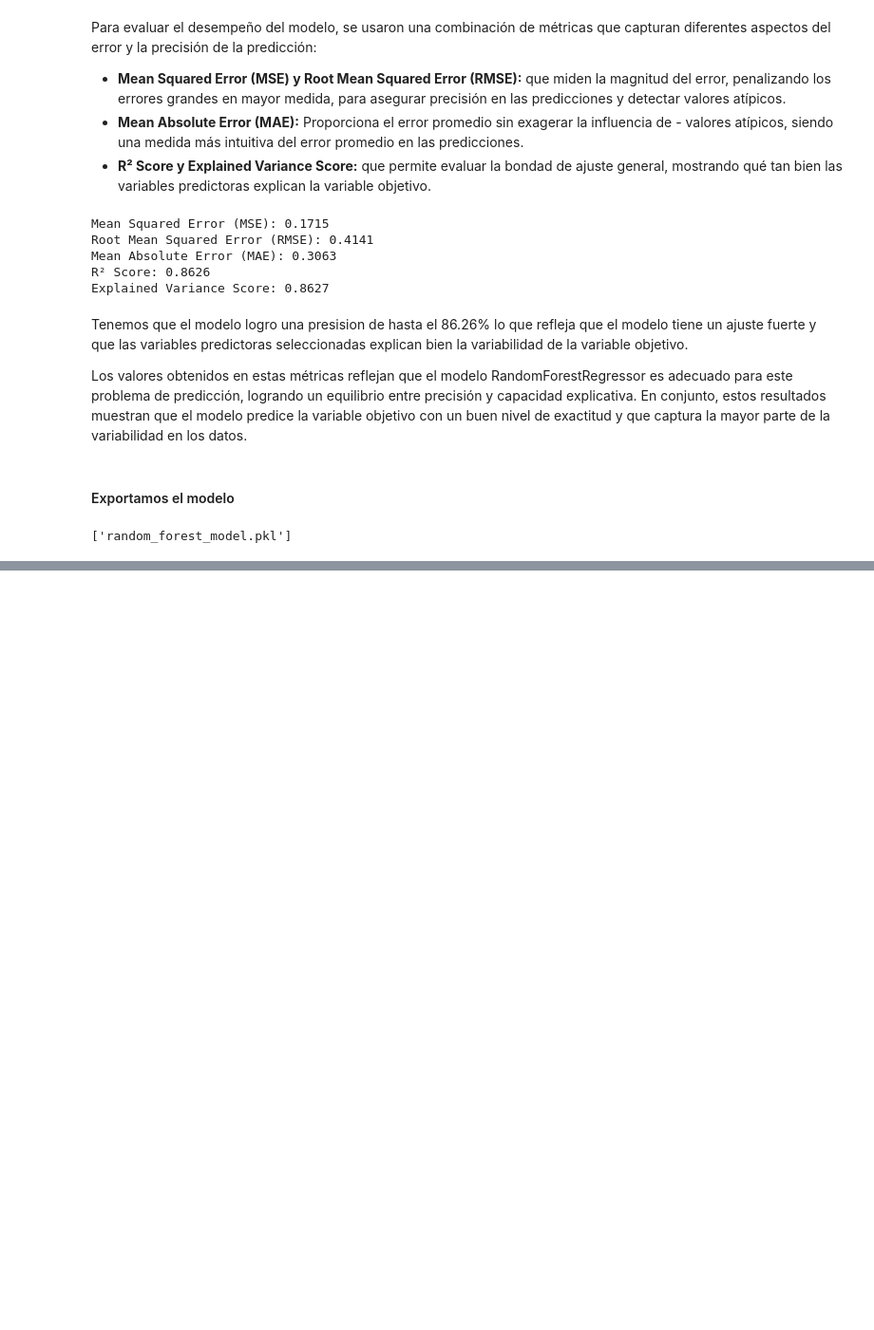
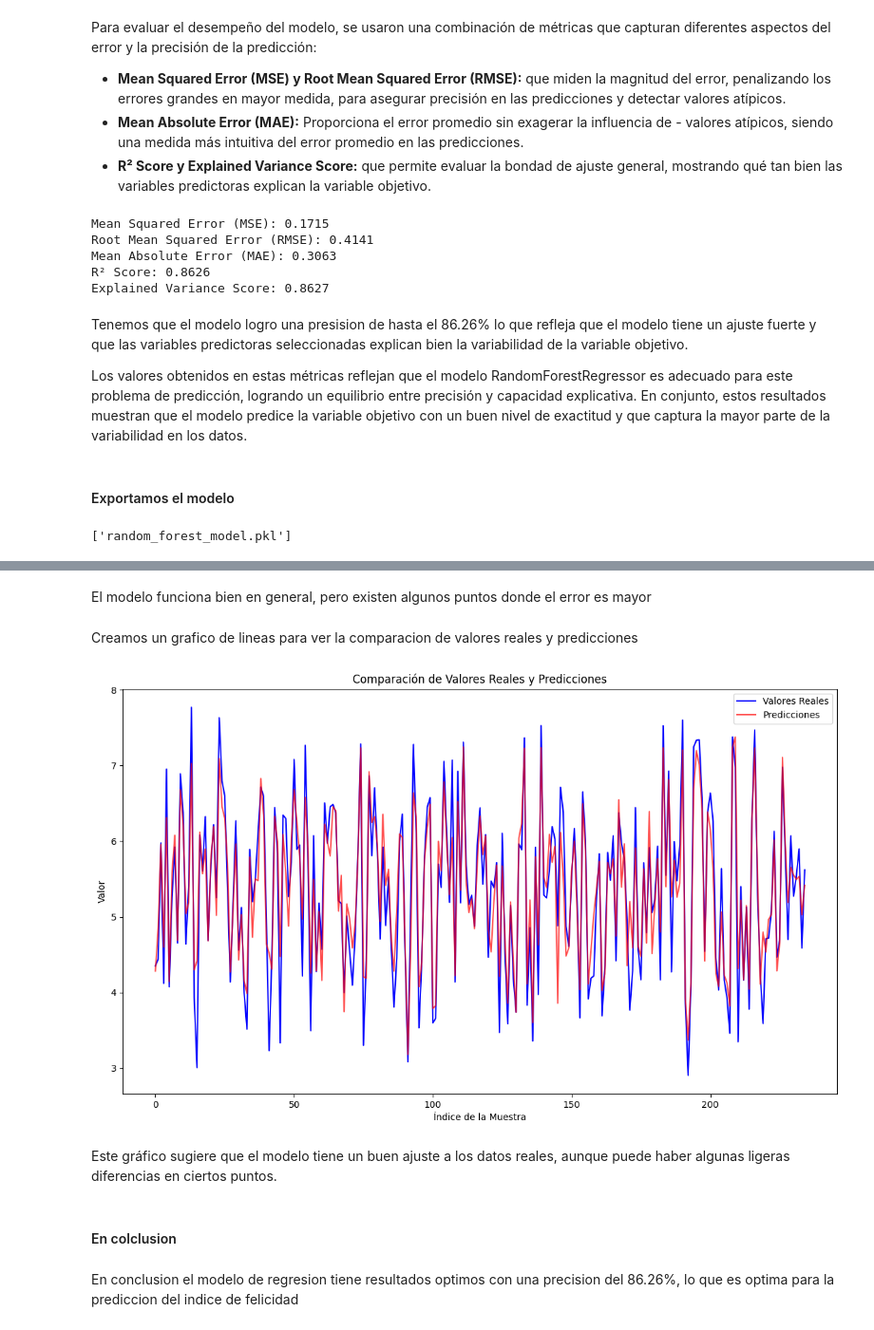
Before and after one commit to camilodelgado23/Analisis_y_Prediccion_indices_de_Felicidad, a Jupyter notebook: Notebooks/model_training.ipynb, the cells around one changed output, grey strips where cells are left out. Shown at 95% size. Cells and saved outputs as stored; diff of their text form; code cells hidden in the pictures; blank space fills up the shorter version.

```diff
--- a/Notebooks/model_training.ipynb
+++ b/Notebooks/model_training.ipynb
@@ -113,0 +159,21 @@ dump(best_clf, 'random_forest_model.pkl')
+# %% [markdown]
+El modelo funciona bien en general, pero existen algunos puntos donde el error es mayor
+# %% [markdown]
+Creamos un grafico de lineas para ver la comparacion de valores reales y predicciones
+# %%
+plt.figure(figsize=(14, 8))
+plt.plot(y_test.reset_index(drop=True), label="Valores Reales", color="b")
+plt.plot(y_pred, label="Predicciones", color="r", alpha=0.7)
+plt.xlabel("Índice de la Muestra")
+plt.ylabel("Valor")
+plt.legend()
+plt.title("Comparación de Valores Reales y Predicciones")
+plt.show()
+# %% [output]
+[figure, added]
+# %% [markdown]
+Este gráfico sugiere que el modelo tiene un buen ajuste a los datos reales, aunque puede haber algunas ligeras diferencias en ciertos puntos.
+# %% [markdown]
+#### En colclusion
+# %% [markdown]
+En conclusion el modelo de regresion tiene resultados optimos con una precision del 86.26%, lo que es optima para la prediccion del indice de felicidad
```
Also changed, not shown: parts of 10 cells of this notebook.
